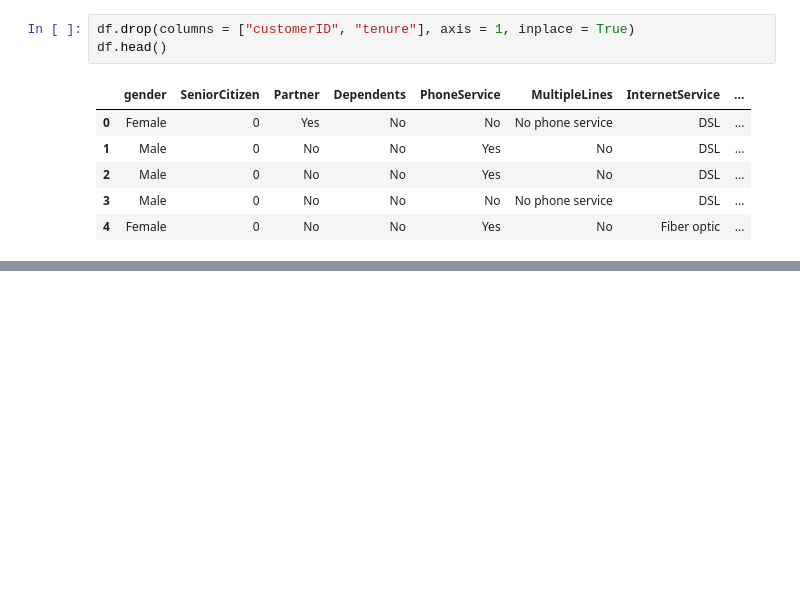
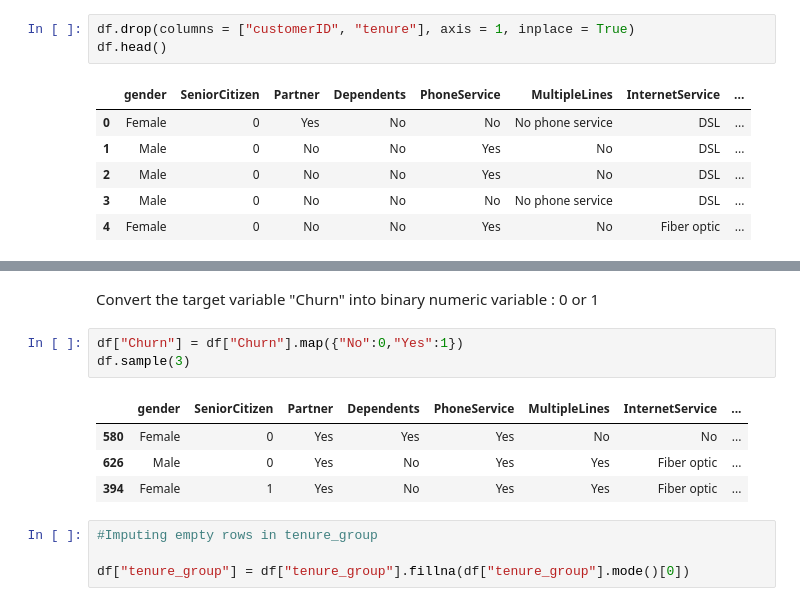
Before and after one commit to corpsedust/NareshIT, a Jupyter notebook: Self-practice/Churn_Project/EDA.ipynb, the cells around one changed output, grey strips where cells are left out. Cells and saved outputs as stored; diff of their text form; blank space fills up the shorter version.

```diff
--- a/Self-practice/Churn_Project/EDA.ipynb
+++ b/Self-practice/Churn_Project/EDA.ipynb
@@ -287,0 +310,14 @@ df.head()
+# %% [markdown]
+<p>Convert the target variable "Churn" into binary numeric variable : 0 or 1</p>
+# %%
+df["Churn"] = df["Churn"].map({"No":0,"Yes":1})
+df.sample(3)
+# %% [output]
+|  | gender | SeniorCitizen | Partner | Dependents | PhoneService | MultipleLines | InternetService | ... |
+| 580 | Female | 0 | Yes | Yes | Yes | No | No | ... |
+| 626 | Male | 0 | Yes | No | Yes | Yes | Fiber optic | ... |
+| 394 | Female | 1 | Yes | No | Yes | Yes | Fiber optic | ... |
+# %%
+#Imputing empty rows in tenure_group
+
+df["tenure_group"] = df["tenure_group"].fillna(df["tenure_group"].mode()[0])
```
Also changed, not shown: parts of 4 cells of this notebook, 1 other file.
